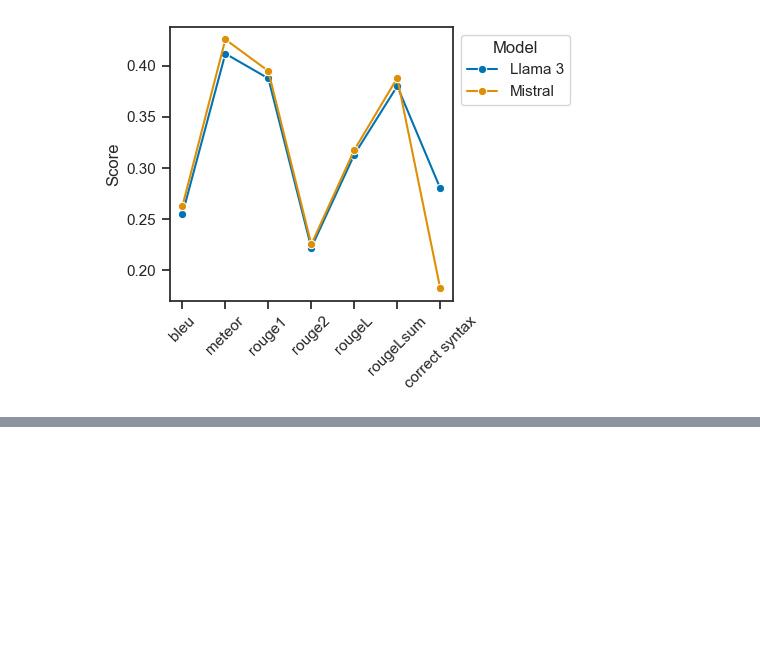
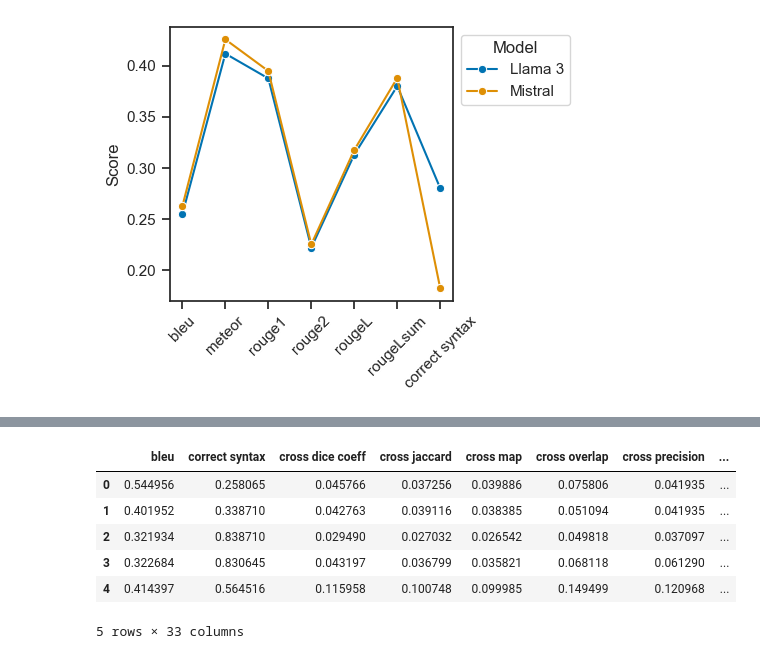
Before and after one commit to Gratic/Finetuning-LLM-for-SPARQL-generation, a Jupyter notebook: scripts/experiment_results.ipynb, the cells around one changed output, grey strips where cells are left out. Saved outputs shown, nothing was run; the diff lists cells and outputs as text; code cells hidden in the pictures; blank space fills up the shorter version.

```diff
--- a/scripts/experiment_results.ipynb
+++ b/scripts/experiment_results.ipynb
@@ -740,0 +743,13 @@ plt.show()
+# %%
+# bvt_mistral_2048 = mixed.loc[(mixed['rvalue'] == "2048") & (mixed['input-target'] == 'labeled labeled')].iloc[0] # bvt mistral
+# bvt_mistral_512 = mixed.loc[(mixed['rvalue'] == "512") & (mixed['input-target'] == 'labeled labeled')].iloc[0] # bvt mistral
+# bvt_mistral_2048['finetuned'] = True
+# bvt_mistral_512['finetuned'] = True
+# df_compare = pd.DataFrame(data=[bvt_mistral_2048, bvt_mistral_512])
+df_compare = mixed.copy()
+df_compare['finetuned'] = df_compare['id overlap'].apply(lambda x: True)
+df_compare = df_compare.drop(['Name', 'cross mean average precision', 'cross mean reciprocal rank',
+       'gnv mean average precision', 'gnv mean reciprocal rank',
+       'id mean average precision', 'id mean reciprocal rank',
+       'rvalue', 'epoch', 'loss'], axis=1)
+df_compare.columns
@@ -740,0 +765,6 @@ plt.show()
+# %%
+temp_compare = final_df.copy()
+temp_compare['finetuned'] = temp_compare['id overlap'].apply(lambda x: False)
+temp_compare['input-target'] = temp_compare.apply(lambda x: x['input'] + " " + x["target"], axis=1)
+temp_compare = temp_compare.drop(['model'], axis=1)
+temp_compare.columns
@@ -740,0 +780,11 @@ plt.show()
+# %%
+df_compare = pd.concat([df_compare, temp_compare])
+df_compare.head()
+# %% [output]
+|  | bleu | correct syntax | cross dice coeff | cross jaccard | cross map | cross overlap | cross precision | ... |
+| 0 | 0.544956 | 0.258065 | 0.045766 | 0.037256 | 0.039886 | 0.075806 | 0.041935 | ... |
+| 1 | 0.401952 | 0.338710 | 0.042763 | 0.039116 | 0.038385 | 0.051094 | 0.041935 | ... |
+| 2 | 0.321934 | 0.838710 | 0.029490 | 0.027032 | 0.026542 | 0.049818 | 0.037097 | ... |
+| 3 | 0.322684 | 0.830645 | 0.043197 | 0.036799 | 0.035821 | 0.068118 | 0.061290 | ... |
+| 4 | 0.414397 | 0.564516 | 0.115958 | 0.100748 | 0.099985 | 0.149499 | 0.120968 | ... |
+5 rows × 33 columns
```
Also changed, not shown: parts of 9 cells of this notebook.
